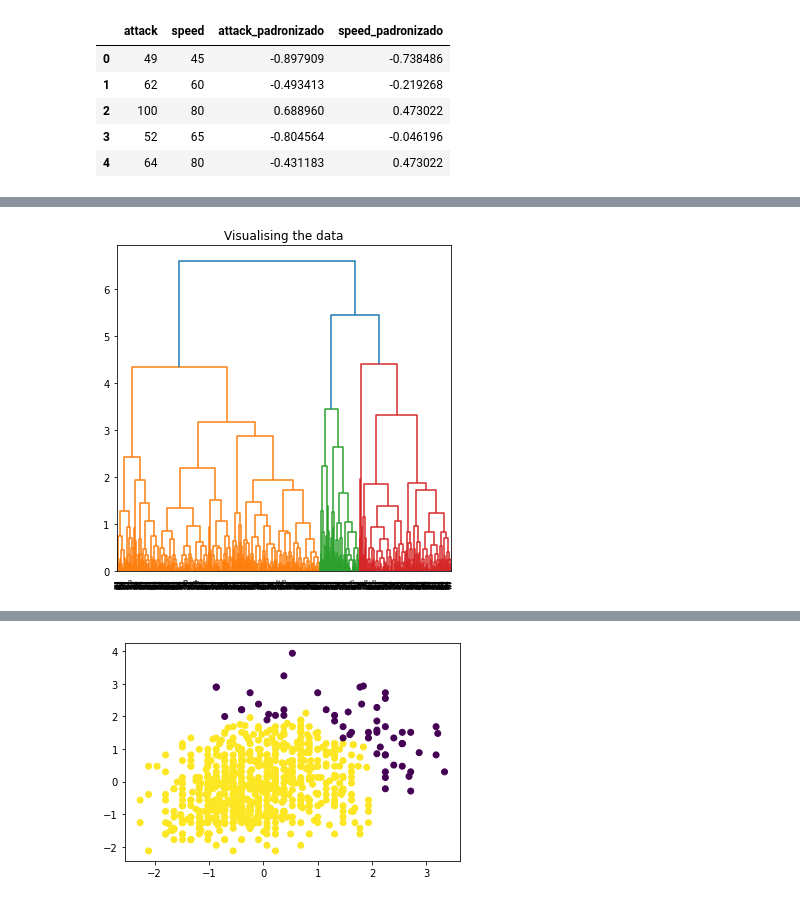
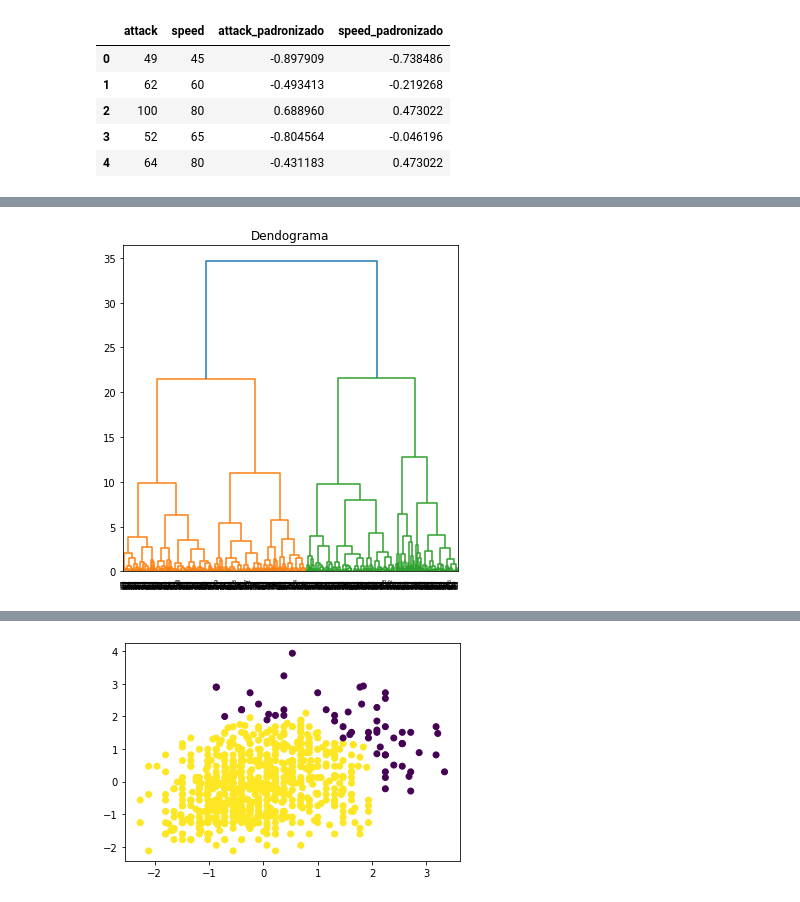
Before and after one commit to GCabral95/Aprendizado-Nao-Supervisionado, a Jupyter notebook: Agrupamentos.ipynb, the cells around one changed output, grey strips where cells are left out. Drawn from its saved outputs; the diff is of its cells as text; code cells hidden in the pictures.

```diff
--- a/Agrupamentos.ipynb
+++ b/Agrupamentos.ipynb
@@ -71,7 +82,8 @@ primeiro_dendograma = scipy.cluster.hierarchy.dendrogram(scipy.cluster.hierarchy
 # %%
+#Por fim, empregando o metodo Ward, resultando em outro dendograma
 plt.figure(figsize =(6, 6))
-plt.title('Visualising the data')
+plt.title('Dendograma')
 primeiro_dendograma = scipy.cluster.hierarchy.dendrogram(scipy.cluster.hierarchy.linkage(df[['attack_padronizado','speed_padronizado']],
-                                                      method='complete',metric='euclidean'))
+                                                      method='ward',metric='euclidean'))
 # %% [output]
-[figure, old version]
+[figure, new version]
```
Also changed, not shown: parts of 16 cells of this notebook.
